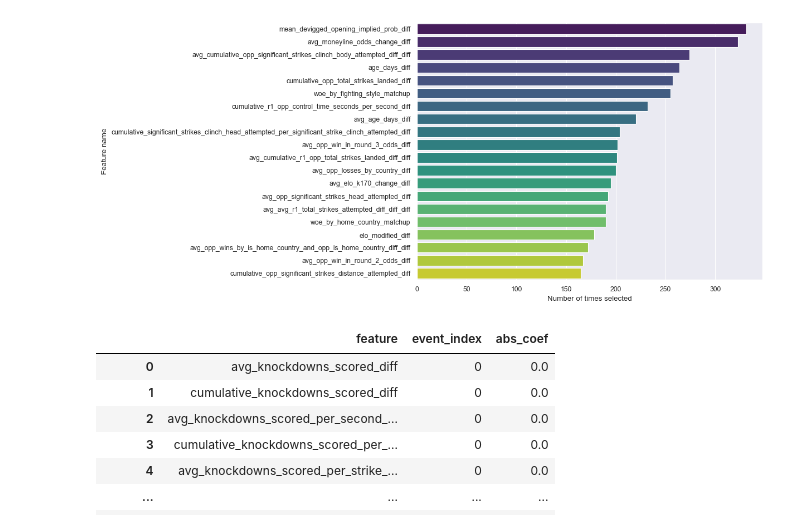
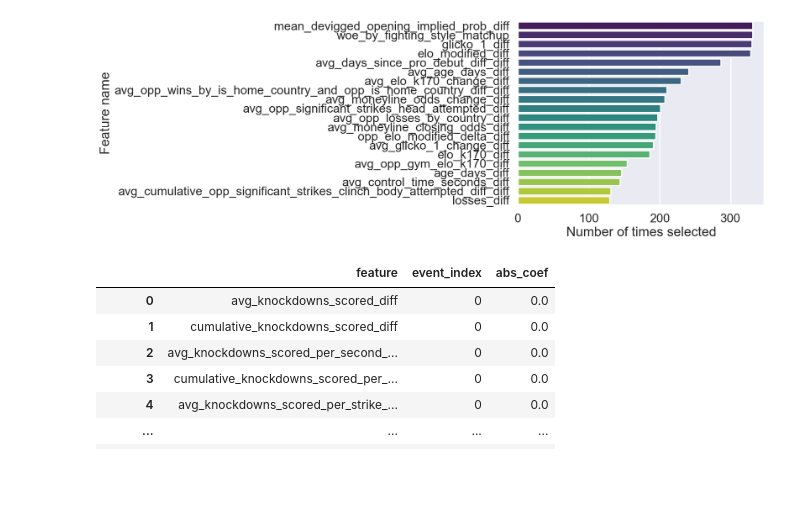
Before and after one commit to ehan03/yale-senior-thesis, a Jupyter notebook: notebooks/backtest_stuff/feature_importance.ipynb, the cells around one changed output. Drawn from its saved outputs; the diff is of its cells as text; code cells hidden in the pictures; blank space fills up the shorter version.

Commit message:
add CSAS 2025 poster material

```diff
--- a/notebooks/backtest_stuff/feature_importance.ipynb
+++ b/notebooks/backtest_stuff/feature_importance.ipynb
@@ -195,6 +194,14 @@ with open("../../model_files/lr/case_study/feature_counts.pkl", "wb") as f:
 # with open("../../model_files/lr/feature_abs_coefs.pkl", "wb") as f:
 with open("../../model_files/lr/case_study/feature_abs_coefs.pkl", "wb") as f:
     pickle.dump(feature_abs_coefs, f)
+# %%
+# load in feature counts
+with open("../../model_files/lr/feature_counts.pkl", "rb") as f:
+    feature_counts = pickle.load(f)
+
+# load in feature abs coefs
+with open("../../model_files/lr/feature_abs_coefs.pkl", "rb") as f:
+    feature_abs_coefs = pickle.load(f)
 # %%
 counts_df = pd.DataFrame.from_dict(feature_counts, orient="index", columns=["count"]).reset_index().rename(columns={"index": "feature"})
 counts_df = counts_df.sort_values(by=["count", "feature"], ascending=[False, True]).reset_index(drop=True)
@@ -202,16 +209,16 @@ temp = counts_df.head(20)
 # %%
 import matplotlib.pyplot as plt
 import seaborn as sns
 
-sns.set_theme(style="darkgrid", context="paper")
+sns.set_theme(style="darkgrid", context="poster")
 
 fig, ax = plt.subplots(figsize=(8, 6))
 sns.barplot(data=temp, x="count", y="feature", hue="feature", palette="viridis", ax=ax)
 ax.set_xlabel("Number of times selected")
 ax.set_ylabel("Feature name")
 plt.show()
 # %% [output]
-[figure, old version]
+[figure, new version]
 # %%
 abs_coefs_df = pd.DataFrame.from_dict(feature_abs_coefs, orient="index").reset_index().rename(columns={"index": "feature"})
 
```
Also changed, not shown: parts of 4 cells of this notebook, 26 other files.
